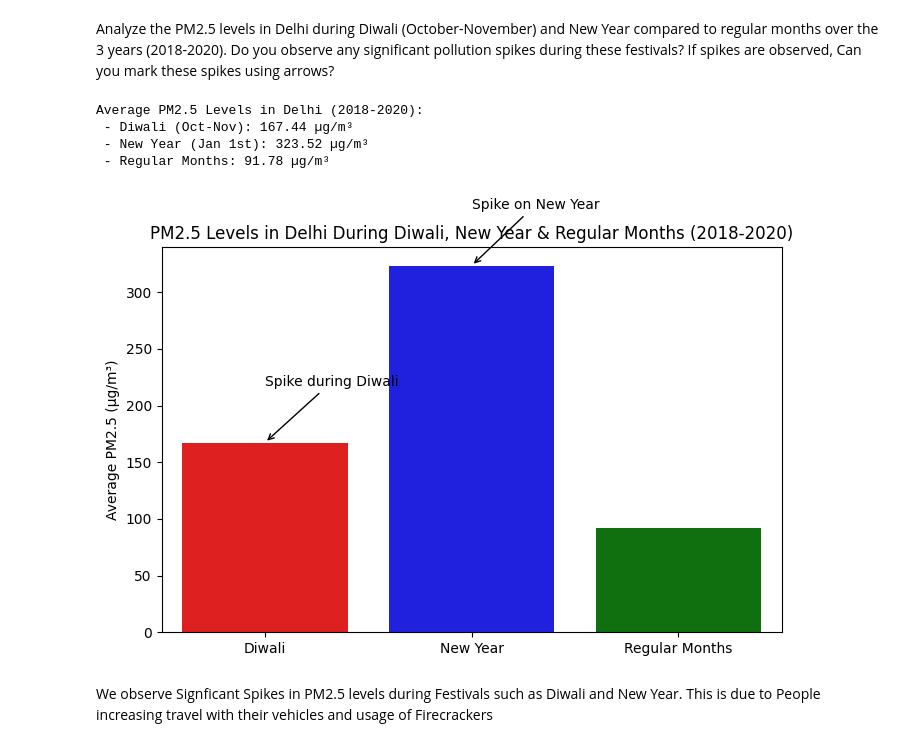
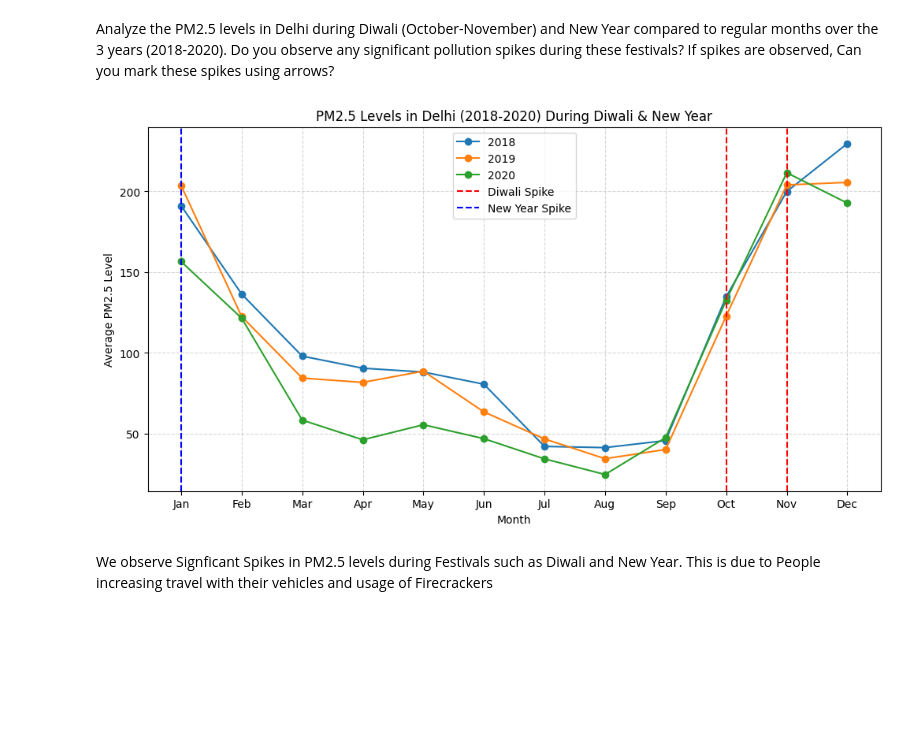
Before and after one commit to kalpshah18/PSDVAssignment3, a Jupyter notebook: main.ipynb, the cells around one changed output. Saved outputs shown, nothing was run; the diff lists cells and outputs as text; code cells hidden in the pictures; blank space fills up the shorter version.

```diff
--- a/main.ipynb
+++ b/main.ipynb
@@ -707,49 +691,47 @@ Percentage of days with PM2.5 > 300 µg/m³ in Darbhanga (2023): 0.82%
 # %% [markdown]
 Analyze the PM2.5 levels in Delhi during Diwali (October-November) and New Year compared to regular months over the 3 years (2018-2020). Do you observe any significant pollution spikes during these festivals? If spikes are observed, Can you mark these spikes using arrows?
 # %%
-# Filter data for Delhi from 2018 to 2020
-delhi_data = data[(data["city"].str.lower() == "delhi") & (data["Year"].between(2018, 2020))]
+import pandas as pd
+import matplotlib.pyplot as plt
 
-# Extract Diwali period (October & November)
-diwali_data = delhi_data[delhi_data["Month"].isin([10, 11])]
+# Filter Delhi data
+delhi_data = data[data["state"] == "delhi"]
 
-# Extract New Year (January 1st)
-new_year_data = delhi_data[(delhi_data["Month"] == 1) & (delhi_data["Timestamp"].dt.day == 1)]
+# Extract relevant years
+delhi_data = delhi_data[(delhi_data["Year"] >= 2018) & (delhi_data["Year"] <= 2020)]
 
-# Extract Regular Months (excluding October, November, and January 1st)
-regular_months_data = delhi_data[~((delhi_data["Month"].isin([10, 11])) | ((delhi_data["Month"] == 1) & (delhi_data["Timestamp"].dt.day == 1)))]
+# Group data by year & month to calculate average PM2.5
+monthly_avg_pm25 = delhi_data.groupby(["Year", "Month"])["PM2.5"].mean().reset_index()
 
-# Compute average PM2.5 for each category
-avg_diwali_pm25 = diwali_data["PM2.5"].mean()
-avg_new_year_pm25 = new_year_data["PM2.5"].mean()
-avg_regular_pm25 = regular_months_data["PM2.5"].mean()
+# Plot PM2.5 trends
+plt.figure(figsize=(12, 6))
+for year in [2018, 2019, 2020]:
+    year_data = monthly_avg_pm25[monthly_avg_pm25["Year"] == year]
+    plt.plot(year_data["Month"], year_data["PM2.5"], marker='o', linestyle='-', label=f"{year}")
 
-print(f"Average PM2.5 Levels in Delhi (2018-2020):")
-print(f" - Diwali (Oct-Nov): {avg_diwali_pm25:.2f} µg/m³")
-print(f" - New Year (Jan 1st): {avg_new_year_pm25:.2f} µg/m³")
-print(f" - Regular Months: {avg_regular_pm25:.2f} µg/m³")
+# Add vertical lines for Diwali (October-November) and New Year (January 1st)
+diwali_months = [10, 11]  # October & November
+new_year_month = [1]  # January
 
-# Plot the comparison
-categories = ["Diwali", "New Year", "Regular Months"]
-values = [avg_diwali_pm25, avg_new_year_pm25, avg_regular_pm25]
+# Adding vertical lines for Diwali & New Year
+for month in diwali_months:
+    plt.axvline(x=month, linestyle="--", color="red", label="Diwali Spike" if month == 10 else "")  # Label only for the first instance
 
-plt.figure(figsize=(8,5))
-sns.barplot(x=categories, y=values, hue=categories, palette=["red", "blue", "green"], legend=False)
-plt.ylabel("Average PM2.5 (µg/m³)")
-plt.title("PM2.5 Levels in Delhi During Diwali, New Year & Regular Months (2018-2020)")
+for month in new_year_month:
+    plt.axvline(x=month, linestyle="--", color="blue", label="New Year Spike")
 
-# Highlight spikes using arrows
-plt.annotate("Spike during Diwali", xy=("Diwali", avg_diwali_pm25), xytext=("Diwali", avg_diwali_pm25 + 50),
-             arrowprops=dict(facecolor='red', arrowstyle="->"), fontsize=10)
-plt.annotate("Spike on New Year", xy=("New Year", avg_new_year_pm25), xytext=("New Year", avg_new_year_pm25 + 50),
-             arrowprops=dict(facecolor='blue', arrowstyle="->"), fontsize=10)
+# Labels & Formatting
+plt.xlabel("Month")
+plt.ylabel("Average PM2.5 Level")
+plt.title("PM2.5 Levels in Delhi (2018-2020) During Diwali & New Year")
+plt.xticks(range(1, 13), ["Jan", "Feb", "Mar", "Apr", "May", "Jun", "Jul", "Aug", "Sep", "Oct", "Nov", "Dec"])
+plt.legend()
+plt.grid(True, linestyle="--", alpha=0.5)
+
+# Show the plot
 plt.show()
 # %% [output]
-Average PM2.5 Levels in Delhi (2018-2020):
- - Diwali (Oct-Nov): 167.44 µg/m³
- - New Year (Jan 1st): 323.52 µg/m³
- - Regular Months: 91.78 µg/m³
-[figure, old version]
+[figure, new version]
 # %% [markdown]
 We observe Signficant Spikes in PM2.5 levels during Festivals such as Diwali and New Year. This is due to People increasing travel with their vehicles and usage of Firecrackers
 # %% [markdown]
```
Also changed, not shown: parts of 7 cells of this notebook.
